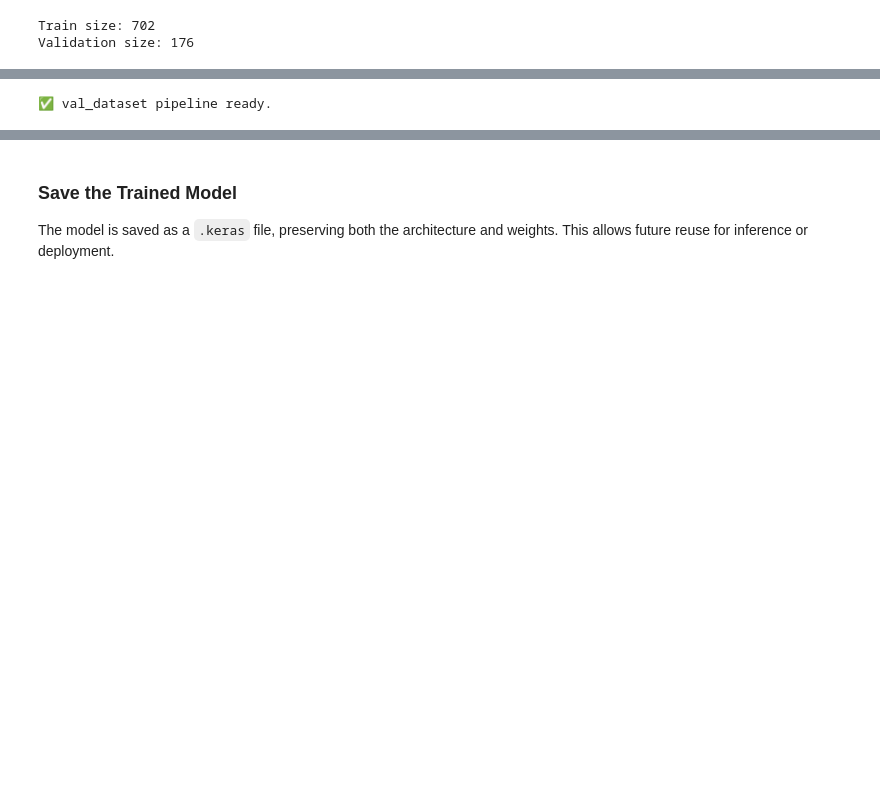
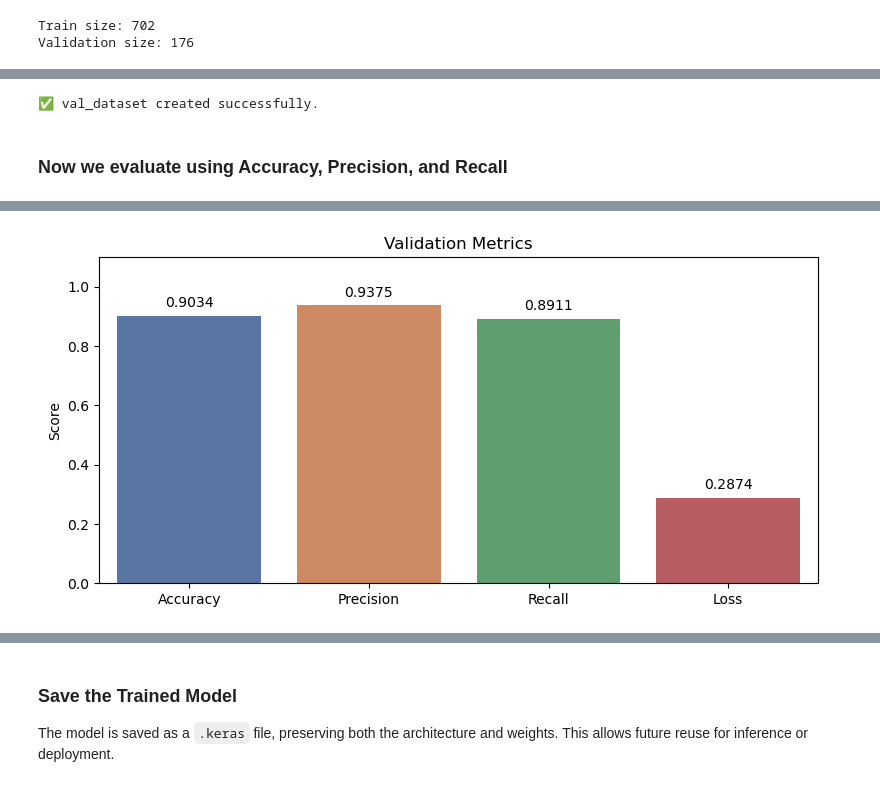
Before and after one commit to MartinMans/brain_tumor_classification, a Jupyter notebook: Notebook.ipynb, the cells around one changed output, grey strips where cells are left out. Cells and saved outputs as stored; diff of their text form; code cells hidden in the pictures; blank space fills up the shorter version.

```diff
--- a/Notebook.ipynb
+++ b/Notebook.ipynb
@@ -384,13 +432,33 @@ Epoch 10/10
 <keras.src.callbacks.history.History at 0x...>
 # %%
 # Same thing we use create_dataset to create the validation set.
-val_dataset = create_dataset(val_data, repeat=False, shuffle=False)
-print("✅ val_dataset pipeline ready.")
+val_dataset = create_dataset(val_data, repeat=False, shuffle=False, name="val_dataset")
 # %% [output]
-✅ val_dataset pipeline ready.
+✅ val_dataset created successfully.
+# %% [markdown]
+### Now we evaluate using Accuracy, Precision, and Recall
 # %%
-# Evaluating based on accuracy
-val_loss, val_accuracy = model.evaluate(val_dataset)
-print(f"Validation Accuracy: {val_accuracy:.4f}")
-print(f"Validation Loss: {val_loss:.4f}")
+# Evaluate model
+val_loss, val_accuracy, val_precision, val_recall = model.evaluate(val_dataset)
+
+# Create DataFrame
+metrics_df = pd.DataFrame({
+    "Metric": ["Accuracy", "Precision", "Recall", "Loss"],
+    "Value": [val_accuracy, val_precision, val_recall, val_loss]
+})
+
+# Plot using seaborn
+plt.figure(figsize=(8, 4))
+sns.barplot(x="Metric", y="Value", hue="Metric", data=metrics_df, palette="deep", legend=False)
+
+# Add values on top of bars
+for index, row in metrics_df.iterrows():
+    plt.text(index, row.Value + 0.02, f"{row.Value:.4f}", ha='center', va='bottom', fontsize=10)
+
+plt.ylim(0, 1.1)
+plt.title("Validation Metrics")
+plt.ylabel("Score")
+plt.xlabel("")
+plt.tight_layout()
+plt.show()
 # %% [output]
@@ -399,0 +466 @@ Validation Loss: 0.3038
+[figure, added]
```
Also changed, not shown: parts of 30 cells of this notebook, 1 other file.
